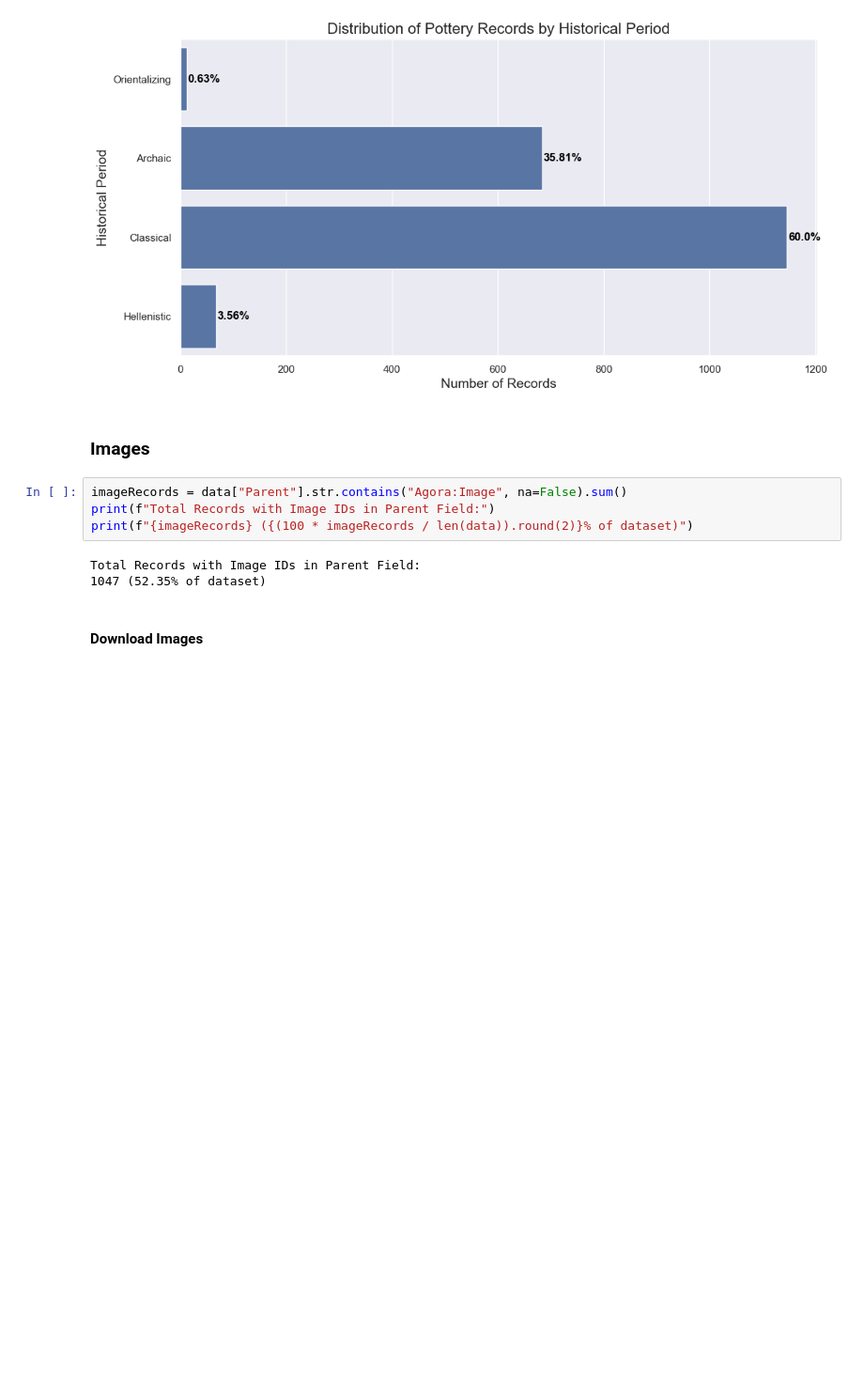
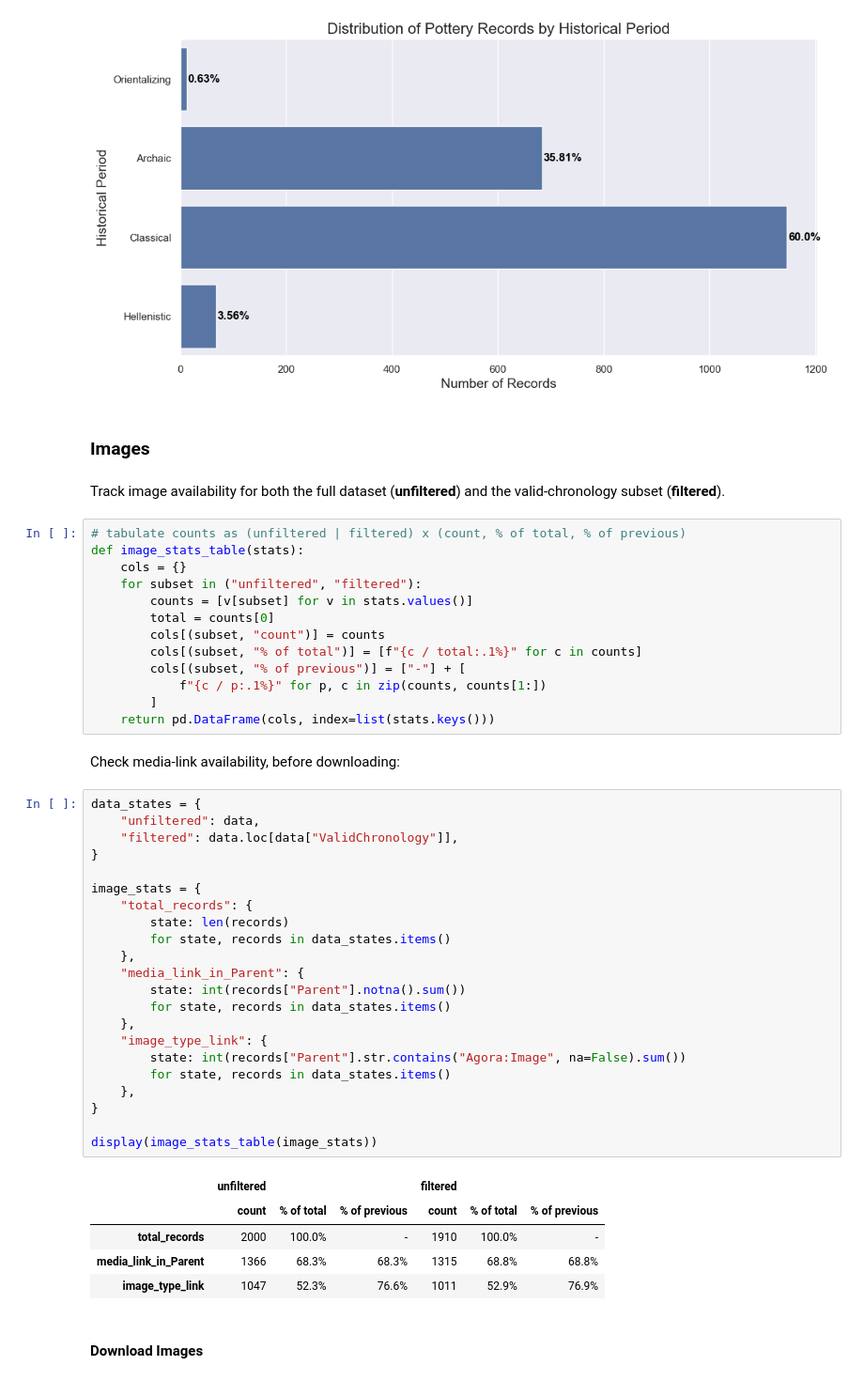
Before and after one commit to dimitris-kr/AgoraPottery, a Jupyter notebook: 01_data_handling/02_preprocessing.ipynb, the cells around one changed output. Shown at 94% size. Cells and saved outputs as stored; diff of their text form; blank space fills up the shorter version.

```diff
--- a/01_data_handling/02_preprocessing.ipynb
+++ b/01_data_handling/02_preprocessing.ipynb
@@ -571,13 +574,51 @@ plot_period_distribution()
 [figure]
 # %% [markdown]
 ### Images
-# %%
-imageRecords = data["Parent"].str.contains("Agora:Image", na=False).sum()
-print(f"Total Records with Image IDs in Parent Field:")
-print(f"{imageRecords} ({(100 * imageRecords / len(data)).round(2)}% of dataset)")
-# %% [output]
-Total Records with Image IDs in Parent Field:
-1047 (52.35% of dataset)
+# %% [markdown]
+Track image availability for both the full dataset (**unfiltered**) and the valid-chronology subset (**filtered**).
+# %%
+# tabulate counts as (unfiltered | filtered) x (count, % of total, % of previous)
+def image_stats_table(stats):
+    cols = {}
+    for subset in ("unfiltered", "filtered"):
+        counts = [v[subset] for v in stats.values()]
+        total = counts[0]
+        cols[(subset, "count")] = counts
+        cols[(subset, "% of total")] = [f"{c / total:.1%}" for c in counts]
+        cols[(subset, "% of previous")] = ["-"] + [
+            f"{c / p:.1%}" for p, c in zip(counts, counts[1:])
+        ]
+    return pd.DataFrame(cols, index=list(stats.keys()))
+# %% [markdown]
+Check media-link availability, before downloading:
+# %%
+data_states = {
+    "unfiltered": data,
+    "filtered": data.loc[data["ValidChronology"]],
+}
+
+image_stats = {
+    "total_records": {
+        state: len(records)
+        for state, records in data_states.items()
+    },
+    "media_link_in_Parent": {
+        state: int(records["Parent"].notna().sum())
+        for state, records in data_states.items()
+    },
+    "image_type_link": {
+        state: int(records["Parent"].str.contains("Agora:Image", na=False).sum())
+        for state, records in data_states.items()
+    },
+}
+
+display(image_stats_table(image_stats))
+# %% [output]
+|  | unfiltered |  |  | filtered |  |  |
+|  | count | % of total | % of previous | count | % of total | % of previous |
+| total_records | 2000 | 100.0% | - | 1910 | 100.0% | - |
+| media_link_in_Parent | 1366 | 68.3% | 68.3% | 1315 | 68.8% | 68.8% |
+| image_type_link | 1047 | 52.3% | 76.6% | 1011 | 52.9% | 76.9% |
 # %% [markdown]
 #### Download Images
 # %%
```
Also changed, not shown: parts of 16 cells of this notebook.
